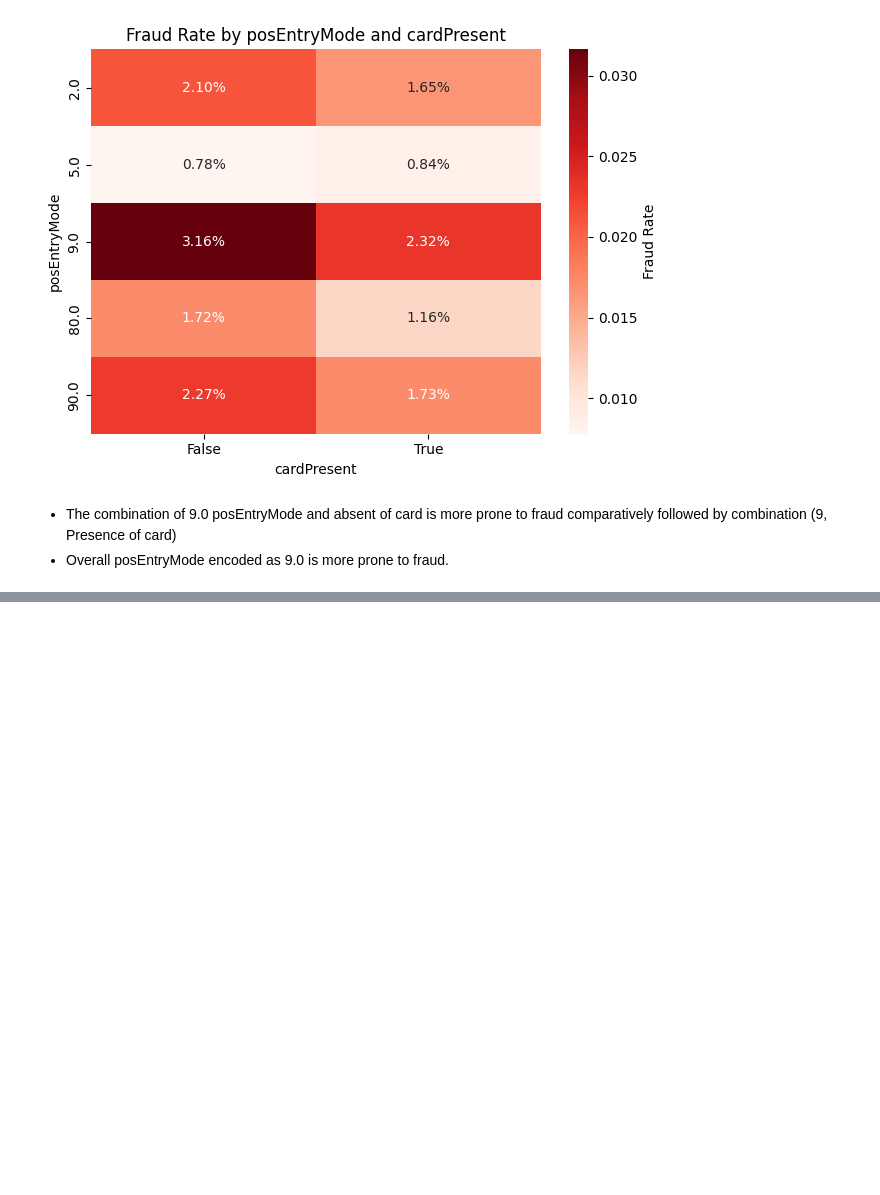
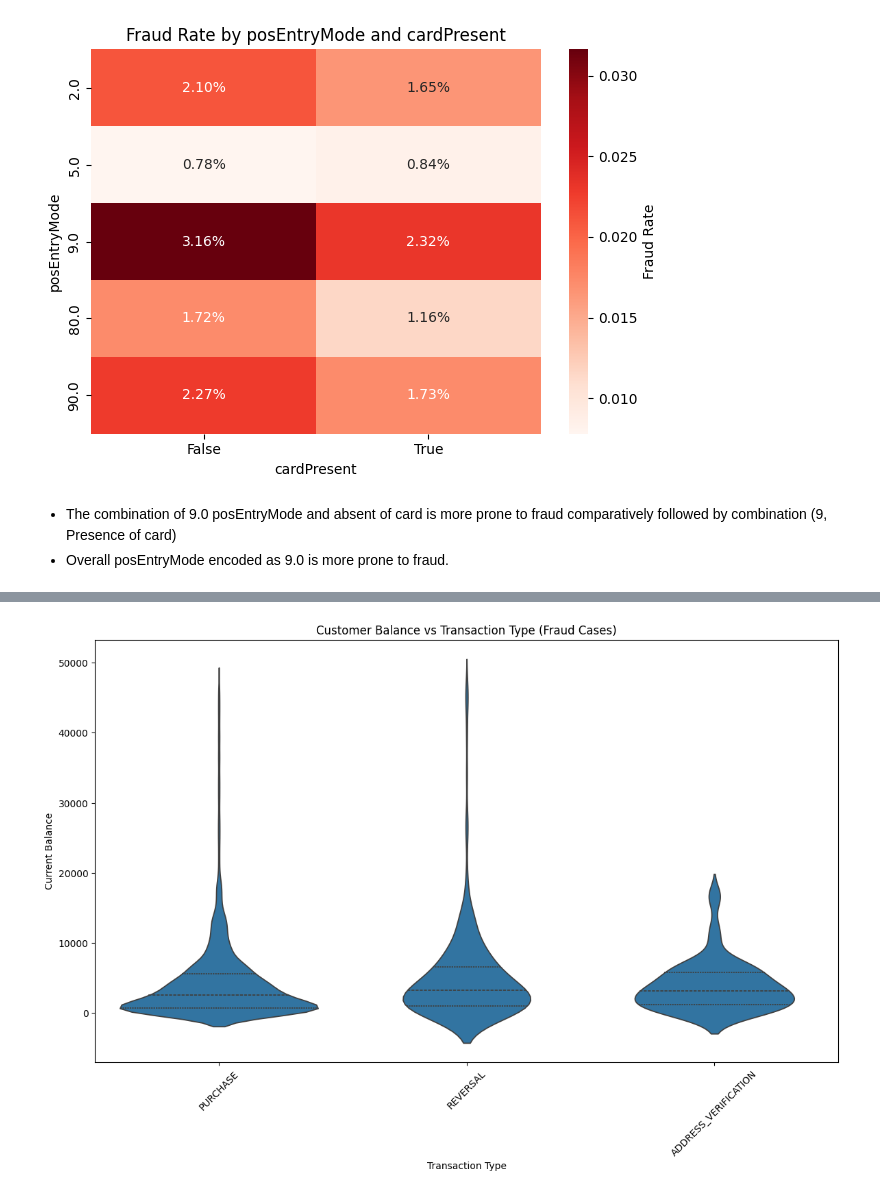
Before and after one commit to 20hnu/EDA_Transaction_dataset, a Jupyter notebook: notebooks/EDA_QuestionsSolution.ipynb, the cells around one changed output, grey strips where cells are left out. Saved outputs shown, nothing was run; the diff lists cells and outputs as text; code cells hidden in the pictures; blank space fills up the shorter version.

```diff
--- a/notebooks/EDA_QuestionsSolution.ipynb
+++ b/notebooks/EDA_QuestionsSolution.ipynb
@@ -850,0 +933,2 @@ plt.show()
+# %%
+fraud_df = transaction_df[transaction_df["isFraud"] == 1]
@@ -850,0 +955,10 @@ plt.show()
+# %%
+plt.figure(figsize=(14, 8))
+sns.violinplot(x='transactionType', y='currentBalance', data=fraud_df, inner='quartile')
+plt.title('Customer Balance vs Transaction Type (Fraud Cases)')
+plt.xticks(rotation=45)
+plt.xlabel('Transaction Type')
+plt.ylabel('Current Balance')
+plt.show()
+# %% [output]
+[figure, added]
```
Also changed, not shown: parts of 28 cells of this notebook, 2 other files.
